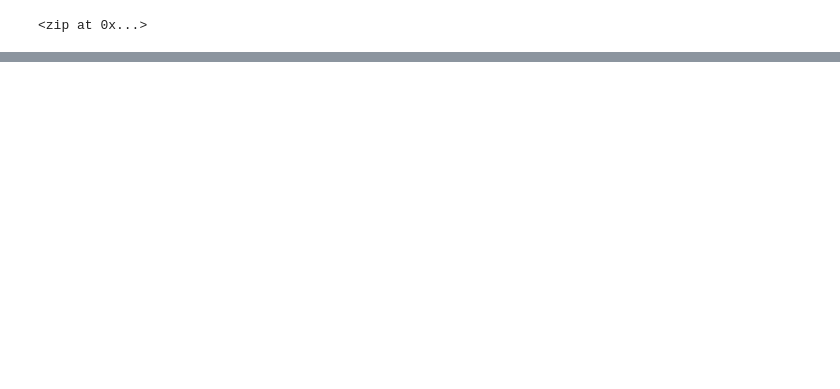
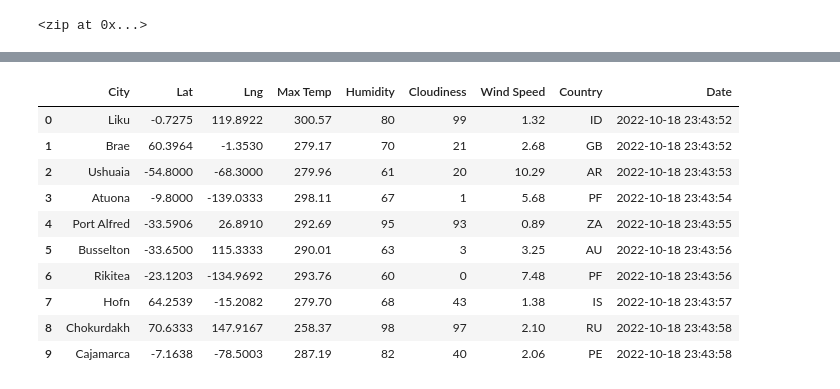
Before and after one commit to nguyenauloi/World_Weather_Analysis, a Jupyter notebook: WeatherPy.ipynb, the cells around one changed output, grey strips where cells are left out. Drawn from its saved outputs; the diff is of its cells as text; code cells hidden in the pictures; blank space fills up the shorter version.

```diff
--- a/WeatherPy.ipynb
+++ b/WeatherPy.ipynb
@@ -55,0 +71,12 @@ len(cities)
+# %%
+# Create a list for holding the cities.
+cities = []
+# Identify the nearest city for each latitude and longitude combination.
+for coordinate in coordinates:
+    city = citipy.nearest_city(coordinate[0], coordinate[1]).city_name
+
+    # If the city is unique, then we will add it to the cities list.
+    if city not in cities:
+        cities.append(city)
+# Print the city count to confirm sufficient count.
+len(cities)
@@ -55,0 +167,16 @@ len(cities)
+# %%
+# Convert the array of dictionaries to a Pandas DataFrame.
+city_data_df = pd.DataFrame(city_data)
+city_data_df.head(10)
+# %% [output]
+|  | City | Lat | Lng | Max Temp | Humidity | Cloudiness | Wind Speed | Country | Date |
+| 0 | Liku | -0.7275 | 119.8922 | 300.57 | 80 | 99 | 1.32 | ID | 2022-10-18 23:43:52 |
+| 1 | Brae | 60.3964 | -1.3530 | 279.17 | 70 | 21 | 2.68 | GB | 2022-10-18 23:43:52 |
+| 2 | Ushuaia | -54.8000 | -68.3000 | 279.96 | 61 | 20 | 10.29 | AR | 2022-10-18 23:43:53 |
+| 3 | Atuona | -9.8000 | -139.0333 | 298.11 | 67 | 1 | 5.68 | PF | 2022-10-18 23:43:54 |
+| 4 | Port Alfred | -33.5906 | 26.8910 | 292.69 | 95 | 93 | 0.89 | ZA | 2022-10-18 23:43:55 |
+| 5 | Busselton | -33.6500 | 115.3333 | 290.01 | 63 | 3 | 3.25 | AU | 2022-10-18 23:43:56 |
+| 6 | Rikitea | -23.1203 | -134.9692 | 293.76 | 60 | 0 | 7.48 | PF | 2022-10-18 23:43:56 |
+| 7 | Hofn | 64.2539 | -15.2082 | 279.70 | 68 | 43 | 1.38 | IS | 2022-10-18 23:43:57 |
+| 8 | Chokurdakh | 70.6333 | 147.9167 | 258.37 | 98 | 97 | 2.10 | RU | 2022-10-18 23:43:58 |
+| 9 | Cajamarca | -7.1638 | -78.5003 | 287.19 | 82 | 40 | 2.06 | PE | 2022-10-18 23:43:58 |
```
Also changed, not shown: parts of 14 cells of this notebook, 6 other files.
